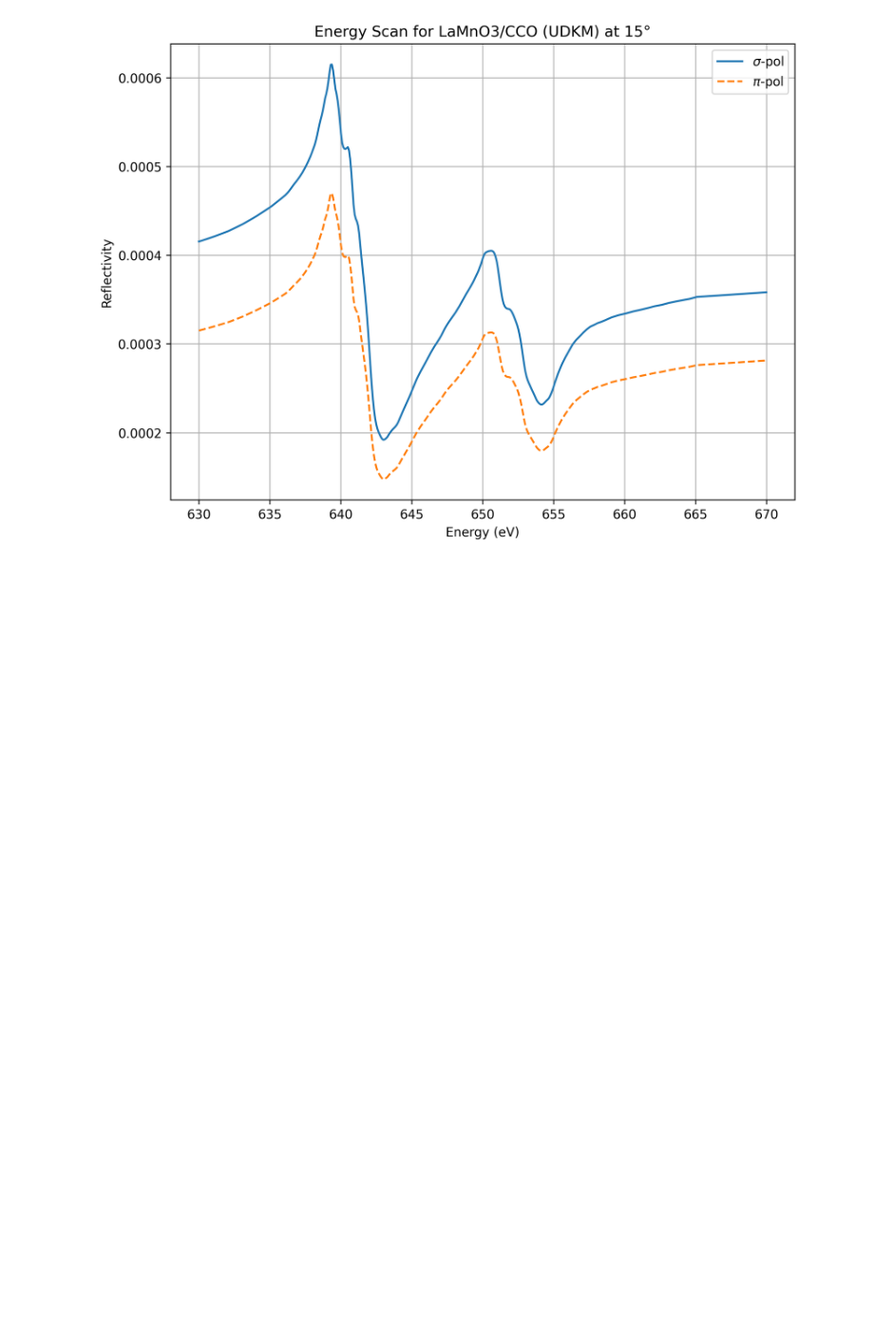
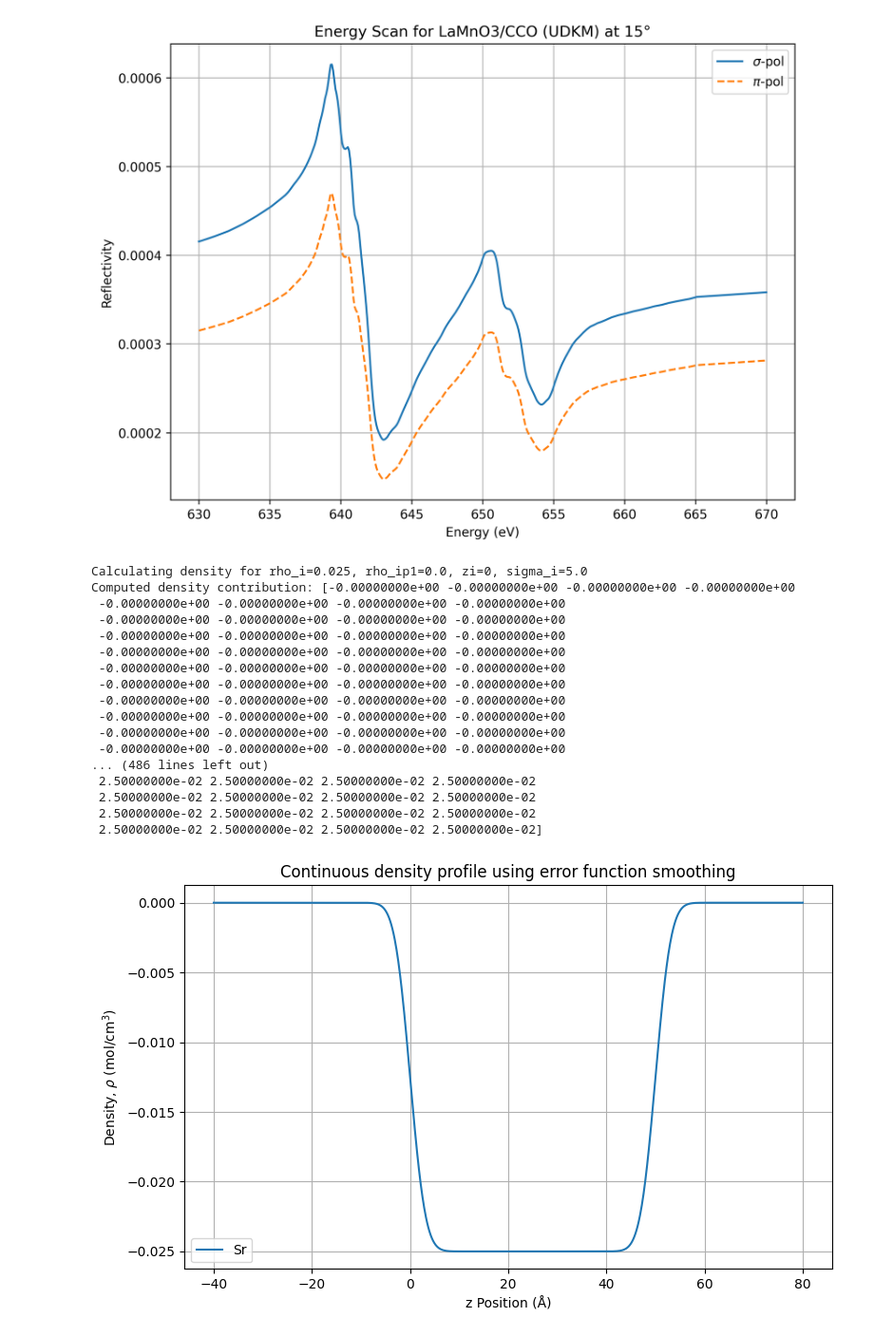
Before and after one commit to niaggar/rxr-mask, a Jupyter notebook: tests.ipynb, the cells around one changed output. Shown at 95% size. Saved outputs shown, nothing was run; the diff lists cells and outputs as text; code cells hidden in the pictures; blank space fills up the shorter version.

```diff
--- a/tests.ipynb
+++ b/tests.ipynb
@@ -218,3 +218,78 @@ plot_energy_scan(e_ud, R_phi_ud, R_pi_ud, theta_deg, "LaMnO3/CCO (UDKM)")
 # %% [output]
 [figure]
 [figure]
+# %%
+import numpy as np
+import matplotlib.pyplot as plt
+from scipy.special import erf
+
+def step_function(z, zi):
+    """u(z, zi) as defined in the document."""
+    return np.where(z >= zi, 2.0, 0.0)
+
+def rho_z_atomic(z, rho_i, rho_ip1, zi, sigma_i):
+    """Eq. 5.2 for atomic model — includes erf smoothing when sigma > 0, step when sigma = 0."""
+
+    print(f"Calculating density for rho_i={rho_i}, rho_ip1={rho_ip1}, zi={zi}, sigma_i={sigma_i}")
+
+    if sigma_i == 0:
+        return 0.5 * (rho_ip1 - rho_i) * step_function(z, zi)
+    else:
+        arg = (z - zi) / (sigma_i / np.sqrt(2))
+        temp = 0.5 * (rho_ip1 - rho_i) * (erf(arg) + 1)
+        return temp
+
+def compute_density_profile(z, rho_list, z_list, sigma_list):
+    """Eq. 5.3: calculates full density profile ρ(z) for all layers."""
+    profile = np.zeros_like(z)
+    N = len(rho_list) - 1 # rho has N+1 entries
+    for i in range(N):
+        contribution = rho_z_atomic(z, rho_list[i], rho_list[i+1], z_list[i], sigma_list[i])
+        profile += contribution
+    return profile
+
+# Define model: 10 uc film, with 11 points (0 to 10 interfaces)
+z = np.linspace(-40, 80, 1000)  # Å
+z_list = [0, 50]
+dz = z_list[1] - z_list[0]
+
+# Define two A-site elements, e.g., Sr and La, in mol/cm^3
+# Sr on the left (substrate), La on the right (film)
+rho_Sr = [0.025, 0.0, 0.025]
+rho_La = [0.0, 0.025, 0.0]
+sigma = [5.0, 5.0]  # use 5 Å roughness for smooth profile
+
+# Compute both profiles
+rho_Sr_profile = compute_density_profile(z, rho_Sr, z_list, sigma)
+# rho_La_profile = compute_density_profile(z, rho_La, z_list, sigma)
+
+# Plot
+plt.figure(figsize=(8, 5))
+plt.plot(z, rho_Sr_profile, label="Sr", color="C0")
+# plt.plot(z, rho_La_profile, label="La", color="C1", linestyle="--")
+plt.xlabel("z Position (Å)")
+plt.ylabel(r"Density, $\rho$ (mol/cm$^3$)")
+plt.title("Continuous density profile using error function smoothing")
+plt.legend()
+plt.grid(True)
+plt.tight_layout()
+plt.show()
+# %% [output]
+Calculating density for rho_i=0.025, rho_ip1=0.0, zi=0, sigma_i=5.0
+Computed density contribution: [-0.00000000e+00 -0.00000000e+00 -0.00000000e+00 -0.00000000e+00
+ -0.00000000e+00 -0.00000000e+00 -0.00000000e+00 -0.00000000e+00
+ -0.00000000e+00 -0.00000000e+00 -0.00000000e+00 -0.00000000e+00
+ -0.00000000e+00 -0.00000000e+00 -0.00000000e+00 -0.00000000e+00
+ -0.00000000e+00 -0.00000000e+00 -0.00000000e+00 -0.00000000e+00
+ -0.00000000e+00 -0.00000000e+00 -0.00000000e+00 -0.00000000e+00
+ -0.00000000e+00 -0.00000000e+00 -0.00000000e+00 -0.00000000e+00
+ -0.00000000e+00 -0.00000000e+00 -0.00000000e+00 -0.00000000e+00
+ -0.00000000e+00 -0.00000000e+00 -0.00000000e+00 -0.00000000e+00
+ -0.00000000e+00 -0.00000000e+00 -0.00000000e+00 -0.00000000e+00
+ -0.00000000e+00 -0.00000000e+00 -0.00000000e+00 -0.00000000e+00
+... (486 lines left out)
+ 2.50000000e-02 2.50000000e-02 2.50000000e-02 2.50000000e-02
+ 2.50000000e-02 2.50000000e-02 2.50000000e-02 2.50000000e-02
+ 2.50000000e-02 2.50000000e-02 2.50000000e-02 2.50000000e-02
+ 2.50000000e-02 2.50000000e-02 2.50000000e-02 2.50000000e-02]
+[figure, added]
```
Also changed, not shown: 4 other files.
